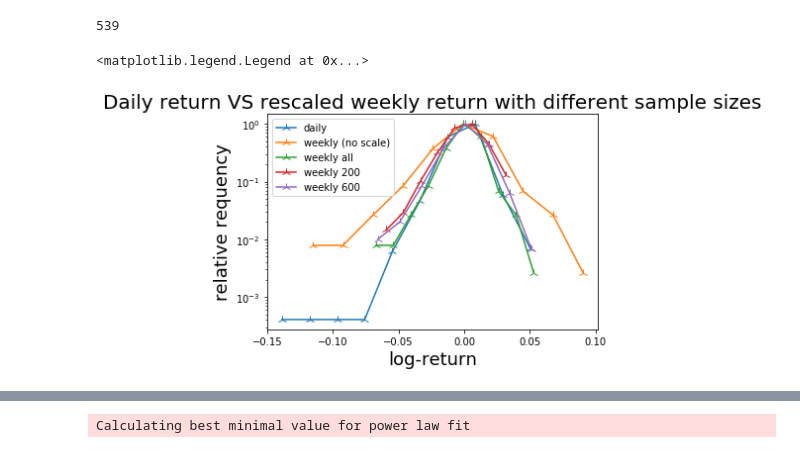
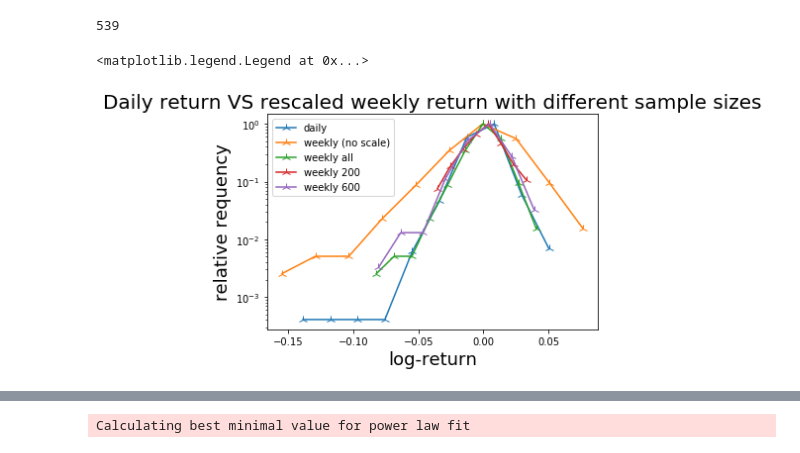
Before and after one commit to linsallyzhao/notebooks, a Jupyter notebook: FDS_assignment2/a_few_useful_functions.ipynb, the cells around one changed output, grey strips where cells are left out. Saved outputs shown, nothing was run; the diff lists cells and outputs as text; code cells hidden in the pictures.

```diff
--- a/FDS_assignment2/a_few_useful_functions.ipynb
+++ b/FDS_assignment2/a_few_useful_functions.ipynb
@@ -129,9 +164,9 @@ def plot_alpha_fitting(data, dist_type, domain_factorf1, domain_factor2, alpha_p
 def resample(data, days=5):
     data = np.asarray(data)
     resampled = np.zeros(int(len(data)/days))
-    j = days-1
+    j = days
     for i in range(len(resampled)):
-        resampled[i] = sum(data[j-days+1:j])
+        resampled[i] = sum(data[j-days:j])
         j = j + days
     return resampled
 # %%
@@ -351,19 +385,20 @@ len(threeDR)
 # %%
 hist, bins = get_histo_data(logR['price'], 10)
 histW1, binW1 = get_histo_data(weeklyF[:200], 8)
 histW3, binW3 = get_histo_data(weeklyF[:600], 8)
 histW, binW = get_histo_data(weeklyF, 10)
+mean_a = 0.5 * (2.823658256163278+2.2625763941703325)
 
-binWS, histWS = uni_scale_with_alpha(binW, histW, 5, 3)
-binW1S, histW1S = uni_scale_with_alpha(binW1, histW1, 5, 3)
-binW3S, histW3S = uni_scale_with_alpha(binW3, histW3, 5, 3)
+binWS, histWS = uni_scale_with_alpha(binW, histW, 5, mean_a)
+binW1S, histW1S = uni_scale_with_alpha(binW1, histW1, 5, mean_a)
+binW3S, histW3S = uni_scale_with_alpha(binW3, histW3, 5, mean_a)
 
 plt.figure()
 plt.semilogy(bins, hist, '-2', binW, histW, '-2', binWS, histWS, '-2', binW1S, histW1S, '-2', binW3S, histW3S, '-2', markersize=9)
 plt.title('Daily return VS rescaled weekly return with different sample sizes', fontsize=20)
 plt.xlabel('log-return', fontsize=18)
 plt.ylabel('relative requency', fontsize=18)
 plt.legend(['daily', 'weekly (no scale)', 'weekly all', 'weekly 200', 'weekly 600'])
 # %% [output]
 <matplotlib.legend.Legend at 0x...>
-[figure, old version]
+[figure, new version]
```
Also changed, not shown: parts of 55 cells of this notebook.
